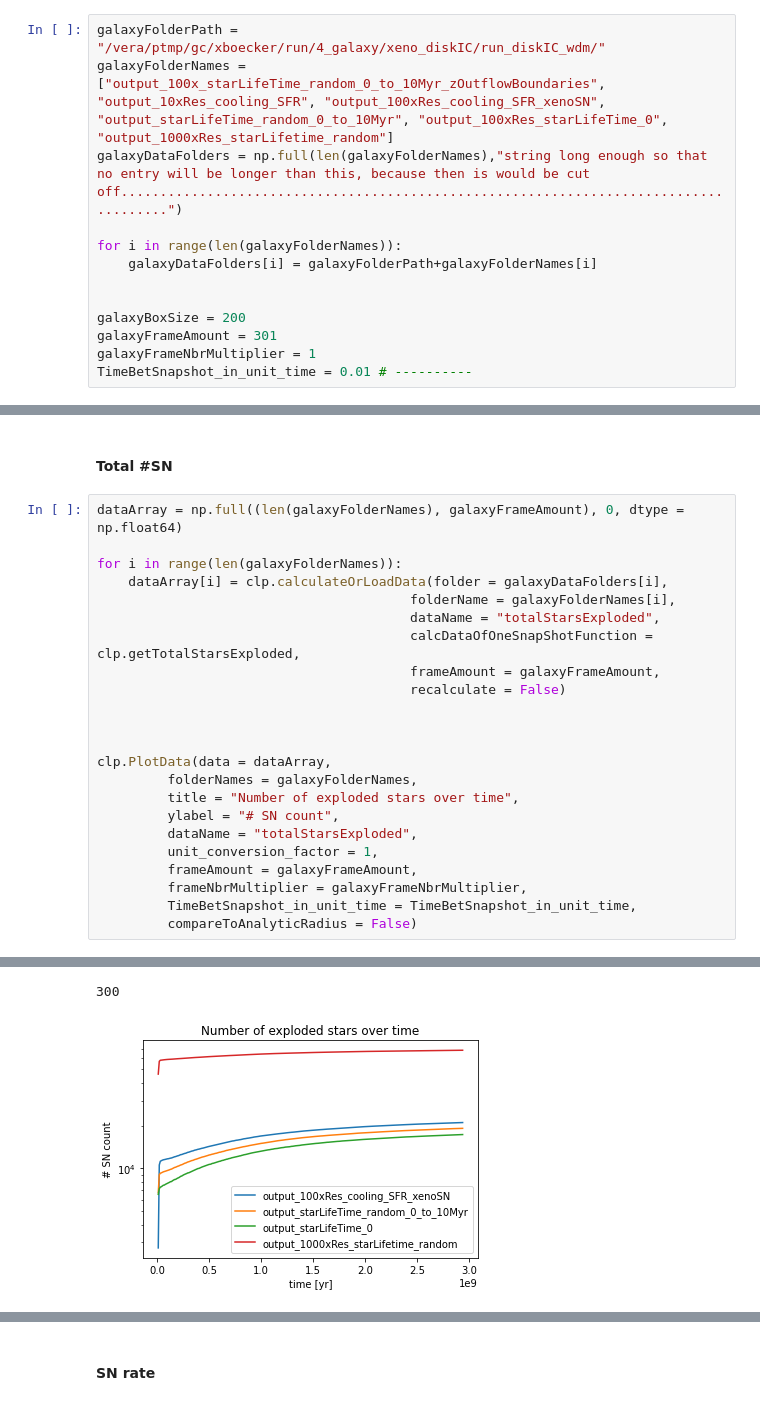
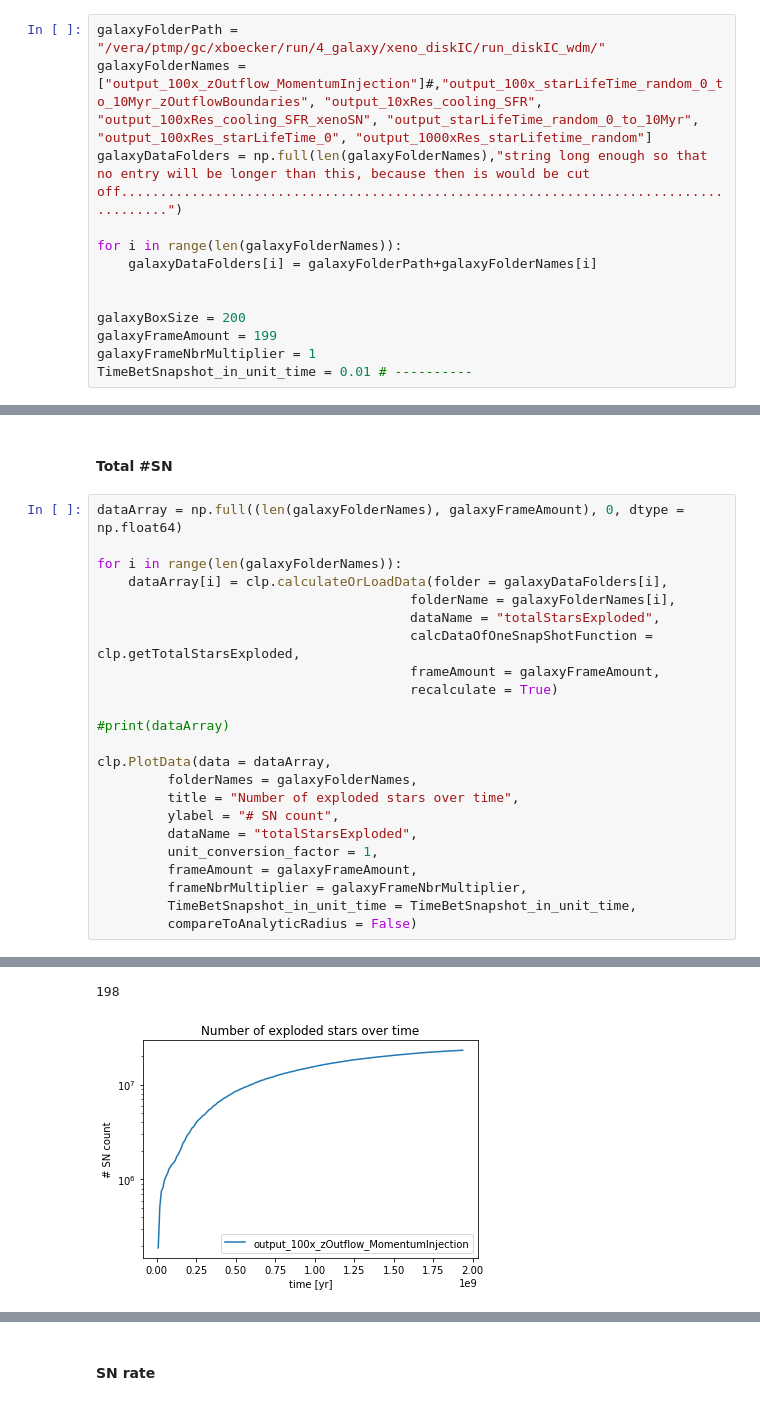
Before and after one commit to nelson-group/boecker_arepo, a Jupyter notebook: jupyterNotebooks/Galaxy plots.ipynb, the cells around one changed output, grey strips where cells are left out. Saved outputs shown, nothing was run; the diff lists cells and outputs as text.

```diff
--- a/jupyterNotebooks/Galaxy plots.ipynb
+++ b/jupyterNotebooks/Galaxy plots.ipynb
@@ -40,7 +40,7 @@ UnitLength_in_cm = 3.085678e+21
 UnitMass_in_g = 1.989e+43
 # %%
 galaxyFolderPath = "/vera/ptmp/gc/xboecker/run/4_galaxy/xeno_diskIC/run_diskIC_wdm/"
-galaxyFolderNames = ["output_100x_starLifeTime_random_0_to_10Myr_zOutflowBoundaries", "output_10xRes_cooling_SFR", "output_100xRes_cooling_SFR_xenoSN", "output_starLifeTime_random_0_to_10Myr", "output_100xRes_starLifeTime_0", "output_1000xRes_starLifetime_random"]
+galaxyFolderNames = ["output_100x_zOutflow_MomentumInjection"]#,"output_100x_starLifeTime_random_0_to_10Myr_zOutflowBoundaries", "output_10xRes_cooling_SFR", "output_100xRes_cooling_SFR_xenoSN", "output_starLifeTime_random_0_to_10Myr", "output_100xRes_starLifeTime_0", "output_1000xRes_starLifetime_random"]
 galaxyDataFolders = np.full(len(galaxyFolderNames),"string long enough so that no entry will be longer than this, because then is would be cut off......................................................................................")
 
 for i in range(len(galaxyFolderNames)):
@@ -48,6 +48,6 @@ for i in range(len(galaxyFolderNames)):
 
 
 galaxyBoxSize = 200
-galaxyFrameAmount = 301
+galaxyFrameAmount = 199
 galaxyFrameNbrMultiplier = 1
 TimeBetSnapshot_in_unit_time = 0.01 # ----------
@@ -108,9 +127,9 @@ for i in range(len(galaxyFolderNames)):
                                         dataName = "totalStarsExploded",
                                         calcDataOfOneSnapShotFunction = clp.getTotalStarsExploded,
                                         frameAmount = galaxyFrameAmount,
-                                        recalculate = False)
+                                        recalculate = True)
 
-
+#print(dataArray)
 
 clp.PlotData(data = dataArray,
          folderNames = galaxyFolderNames,
@@ -130,5 +146,5 @@ calculate data
-300
+198
-[figure, old version]
+[figure, new version]
 <Figure size 432x288 with 0 Axes>
 # %% [markdown]
 #### SN rate
```
Also changed, not shown: parts of 4 cells of this notebook, 11 other files.
